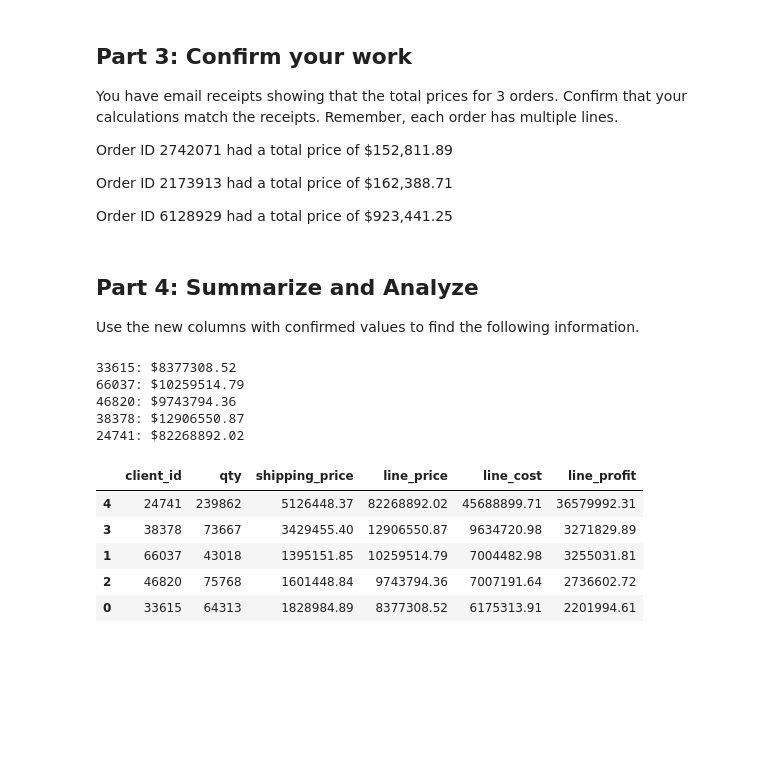
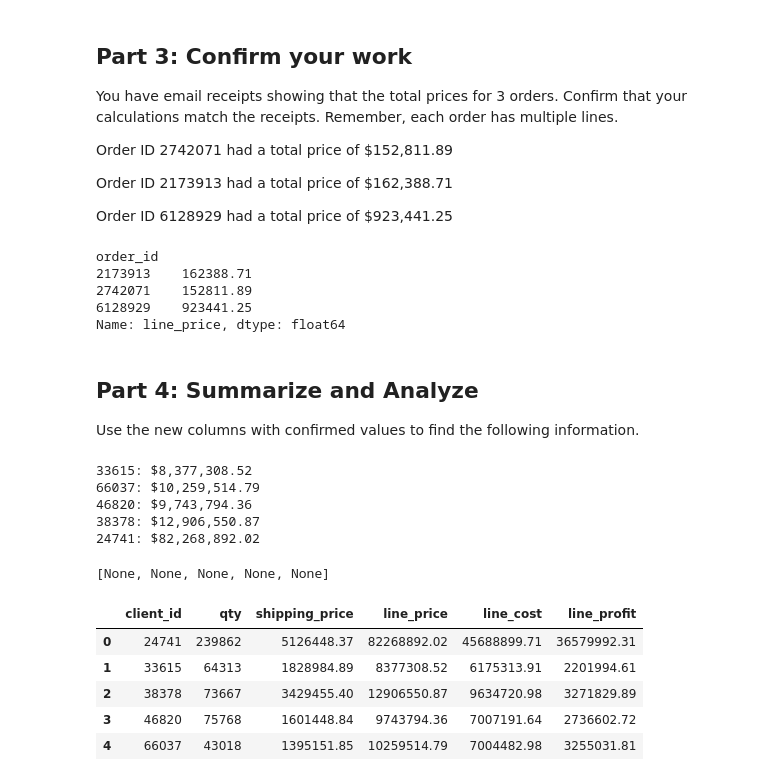
Before and after one commit to BJCross101/pandas-challenge-1, a Jupyter notebook: module_4_challenge.ipynb, the cells around one changed output. Cells and saved outputs as stored; diff of their text form; code cells hidden in the pictures; blank space fills up the shorter version.

```diff
--- a/module_4_challenge.ipynb
+++ b/module_4_challenge.ipynb
@@ -226,20 +189,11 @@ df[['unit_price', 'unit_weight', 'qty', 'total_weight', 'shipping_price']]
 # Create a column for the total price
 # using the subtotal and the shipping price
 # along with a sales tax of 9.25%
-# Define sales tax rate
-sales_tax_rate = 0.0925  # 9.25%
-
-# Step 1: Calculate the subtotal for each line using the unit price and quantity
 df['line_subtotal'] = df['unit_price'] * df['qty']
 
-# Step 2: Calculate the shipping price for each line based on the total weight
-df['shipping_price'] = df['total_weight'].apply(lambda weight: 7 * weight if weight > 50 else 10 * weight)
-
-# Step 4: Calculate the total price by adding the line price and sales tax
-df['line_price'] = df['line_price'] * (1 + sales_tax_rate)
-df['line_price'] = df['line_price'].round(2)
-
-
-df[['line_subtotal', 'shipping_price', 'line_price']]
+# Next creating a new column that calculates the total price with subtotal,
+# shipping price, and sales tax added on top
+df['line_price'] = ((df['line_subtotal'] + df['shipping_price']) * 1.0925).round(2)
+df[['line_subtotal', 'shipping_price', 'line_price']].head()
 # %% [output]
 |  | line_subtotal | shipping_price | line_price |
@@ -260,7 +207,7 @@ df[['line_subtotal', 'shipping_price', 'line_price']]
 # of each line using unit cost, qty, and
 # shipping price (assume the shipping cost
 # is exactly what is charged to the client).
-# Step 1: Calculate the subtotal for each line using the unit cost and quantity
+df['line_cost'] = df['unit_cost'] * df['qty'] + df['shipping_price']
 df.head()
 # %% [output]
 |  | first | last | job | phone | email | client_id | order_id | order_date | order_week | order_year | ... |
@@ -273,7 +220,7 @@ df.head()
 # %%
 # Create a column for the profit of
 # each line using line cost and line price
-df['line_profit'] = df['total_price'] - df['line_cost']
+df['line_profit'] = (df['line_price'] - df['line_cost']).round(2)
 df.head()
 # %% [output]
 |  | first | last | job | phone | email | client_id | order_id | order_date | order_week | order_year | ... |
@@ -295,30 +242,50 @@ Order ID 6128929 had a total price of \$923,441.25
 # %%
 # Check your work using the totals above
 # Calculate the total price for each order ID
+df.query('order_id in [2742071, 2173913, 6128929]').groupby('order_id').line_price.sum().round(2)
+# %% [output]
+order_id
+2173913    162388.71
+2742071    152811.89
+6128929    923441.25
+Name: line_price, dtype: float64
 # %% [markdown]
 ## Part 4: Summarize and Analyze
 Use the new columns with confirmed values to find the following information.
 # %%
 # How much did each of the top 5 clients by quantity
 # spend? Check your work from Part 1 for client ids.
+# Group the data by client_id and sum the total_price column
+def total_spent_by_client(client_id, df):
+    return df.loc[df.client_id == client_id, 'line_price'].sum()
+
+
+[print(f"{client}: ${total_spent_by_client(client, df):,.2f}") for client in top_five]
 # %% [output]
-33615: $8377308.52
-66037: $10259514.79
-46820: $9743794.36
-38378: $12906550.87
-24741: $82268892.02
+33615: $8,377,308.52
+66037: $10,259,514.79
+46820: $9,743,794.36
+38378: $12,906,550.87
+24741: $82,268,892.02
+[None, None, None, None, None]
 # %%
 # Create a summary DataFrame showing the totals for the
 # for the top 5 clients with the following information:
 # total units purchased, total shipping price,
 # total revenue, and total profit. Sort by total profit.
+columns_of_interest = ['client_id', 'qty', 'shipping_price', 'line_price', 'line_cost', 'line_profit']
+top_five_spend_df = df.query('client_id in [33615, 66037, 46820, 38378, 24741]')[columns_of_interest]\
+    .groupby('client_id', as_index=False)\
+        .agg(sum)
+
+top_five_spend_df
 # %% [output]
 |  | client_id | qty | shipping_price | line_price | line_cost | line_profit |
-| 4 | 24741 | 239862 | 5126448.37 | 82268892.02 | 45688899.71 | 36579992.31 |
-| 3 | 38378 | 73667 | 3429455.40 | 12906550.87 | 9634720.98 | 3271829.89 |
-| 1 | 66037 | 43018 | 1395151.85 | 10259514.79 | 7004482.98 | 3255031.81 |
-| 2 | 46820 | 75768 | 1601448.84 | 9743794.36 | 7007191.64 | 2736602.72 |
-| 0 | 33615 | 64313 | 1828984.89 | 8377308.52 | 6175313.91 | 2201994.61 |
+| 0 | 24741 | 239862 | 5126448.37 | 82268892.02 | 45688899.71 | 36579992.31 |
+| 1 | 33615 | 64313 | 1828984.89 | 8377308.52 | 6175313.91 | 2201994.61 |
+| 2 | 38378 | 73667 | 3429455.40 | 12906550.87 | 9634720.98 | 3271829.89 |
+| 3 | 46820 | 75768 | 1601448.84 | 9743794.36 | 7007191.64 | 2736602.72 |
+| 4 | 66037 | 43018 | 1395151.85 | 10259514.79 | 7004482.98 | 3255031.81 |
 # %%
 # Format the data and rename the columns
 # to names suitable for presentation.
```
Also changed, not shown: parts of 12 cells of this notebook.
